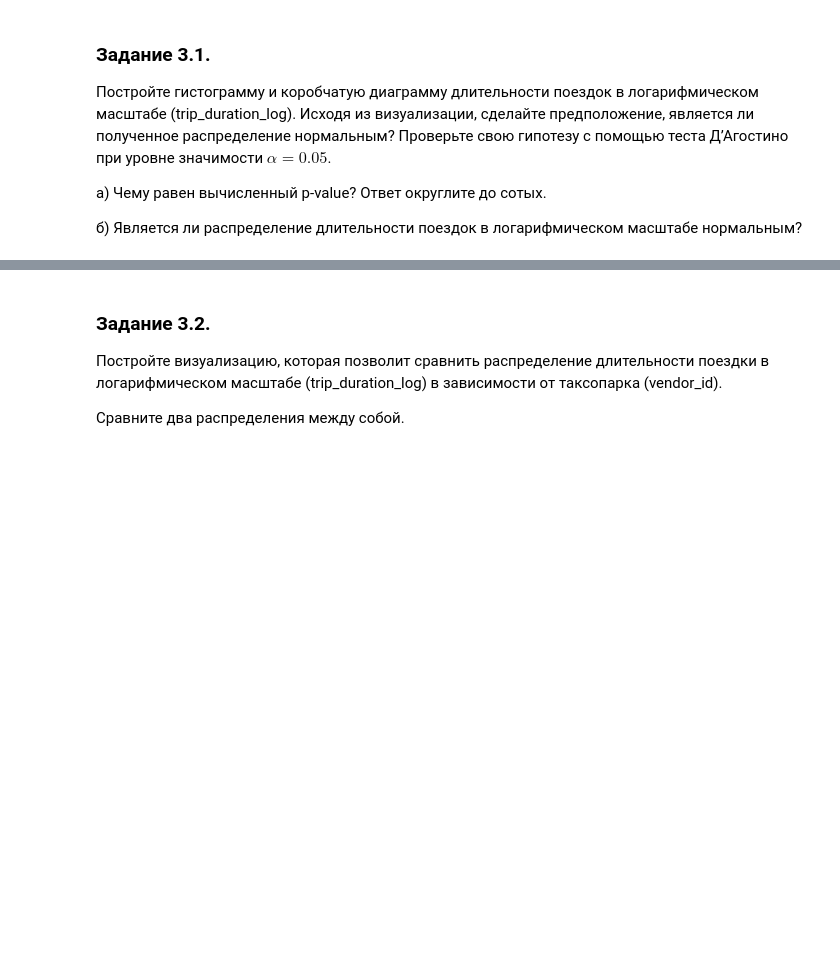
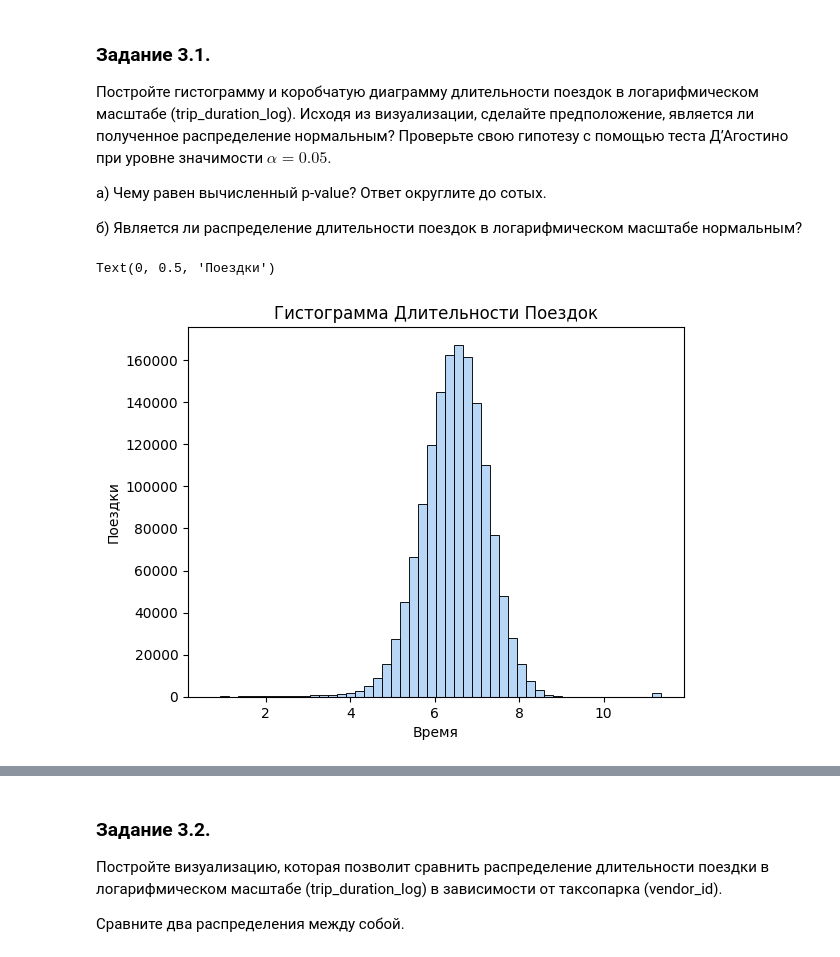
Before and after one commit to reurairin/urfu_2s_practical-project, a Jupyter notebook: Project-5._Ноутбук-шаблон.ipynb, the cells around one changed output, grey strips where cells are left out. Saved outputs shown, nothing was run; the diff lists cells and outputs as text; code cells hidden in the pictures; blank space fills up the shorter version.

```diff
--- a/Project-5._Ноутбук-шаблон.ipynb
+++ b/Project-5._Ноутбук-шаблон.ipynb
@@ -525,7 +525,8 @@ Speed outliers
 $$trip\_duration\_log = log(trip\_duration+1),$$
 где под символом log подразумевается натуральный логарифм.
 # %%
-taxi_data['trip_duration_log'] = np.log(taxi_data['trip_duration']+1)
+taxi_data_3_1 = taxi_data_2_11.copy()
+taxi_data_3_1['trip_duration_log'] = np.log(taxi_data_2_11['trip_duration']+1)
 # %% [markdown]
 ### Задание 3.1.
 Постройте гистограмму и коробчатую диаграмму длительности поездок в логарифмическом масштабе (trip_duration_log).
@@ -539,0 +539,14 @@ taxi_data['trip_duration_log'] = np.log(taxi_data['trip_duration']+1)
+# %%
+sns.set_palette("pastel")
+color_1 = '#a1c9f4'
+# %%
+sns.histplot(taxi_data_3_1['trip_duration_log'], kde=False,
+             bins=50,
+)
+
+plt.title('Гистограмма Длительности Поездок')
+plt.xlabel('Время')
+plt.ylabel('Поездки')
+# %% [output]
+Text(0, 0.5, 'Поездки')
+[figure, added]
```
Also changed, not shown: parts of 23 cells of this notebook.
